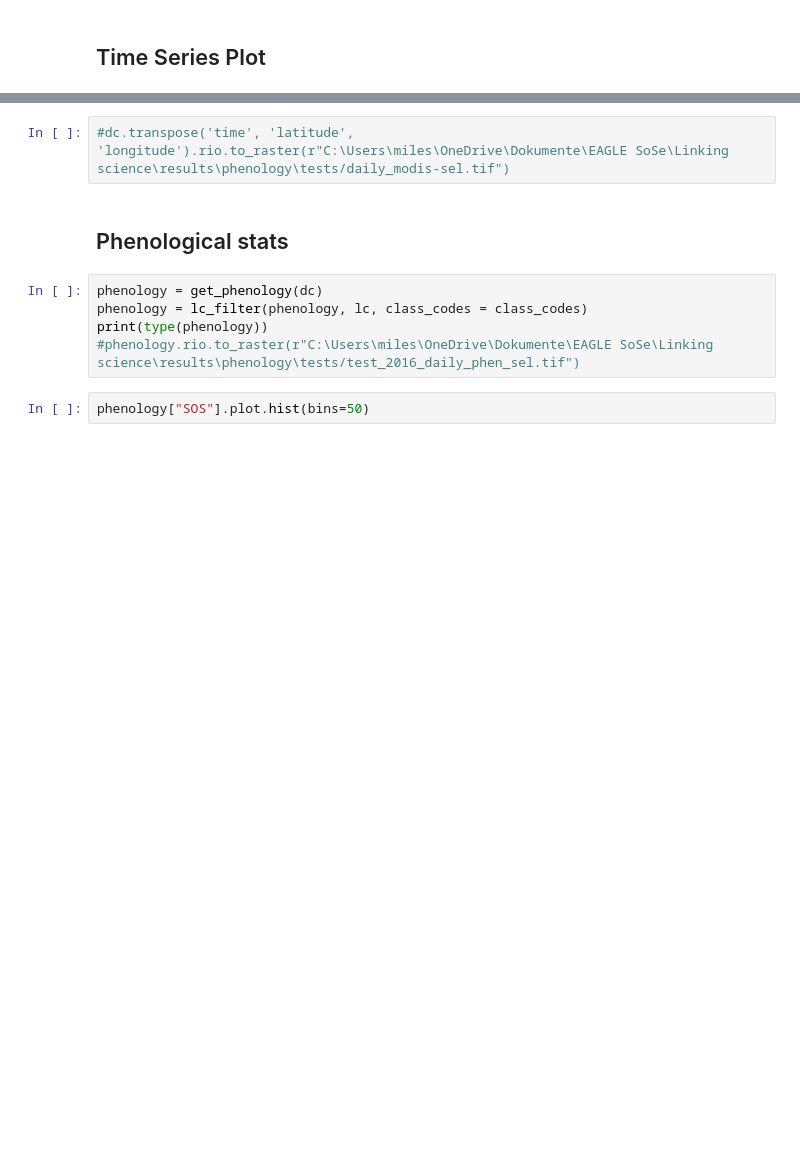
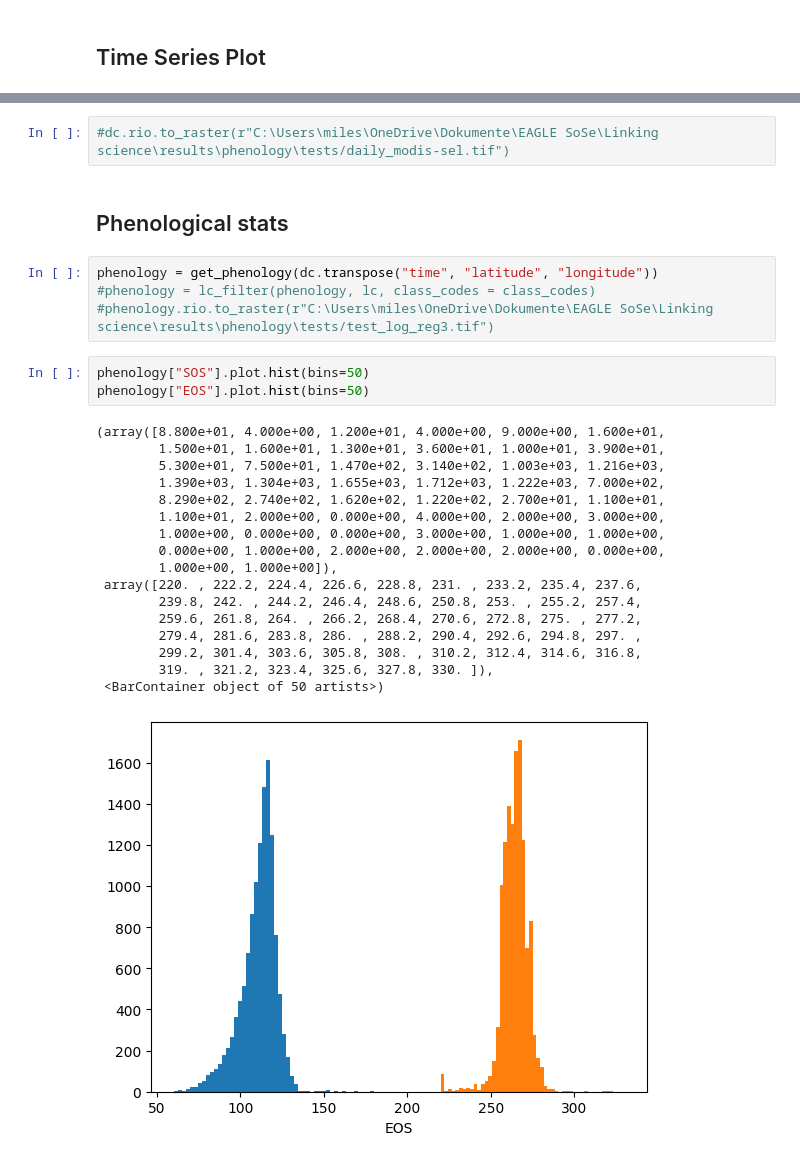
Before and after one commit to milesberberich/RhoenPhenology, a Jupyter notebook: analysis.ipynb, the cells around one changed output, grey strips where cells are left out. Cells and saved outputs as stored; diff of their text form; blank space fills up the shorter version.

```diff
--- a/analysis.ipynb
+++ b/analysis.ipynb
@@ -39,11 +66,29 @@ print(pixel_timeseries)
 # %%
-#dc.transpose('time', 'latitude', 'longitude').rio.to_raster(r"C:\Users\miles\OneDrive\Dokumente\EAGLE SoSe\Linking science\results\phenology\tests/daily_modis-sel.tif")
+#dc.rio.to_raster(r"C:\Users\miles\OneDrive\Dokumente\EAGLE SoSe\Linking science\results\phenology\tests/daily_modis-sel.tif")
 # %% [markdown]
 ## Phenological stats
 # %%
-phenology = get_phenology(dc)
-phenology = lc_filter(phenology, lc, class_codes = class_codes)
-print(type(phenology))
-#phenology.rio.to_raster(r"C:\Users\miles\OneDrive\Dokumente\EAGLE SoSe\Linking science\results\phenology\tests/test_2016_daily_phen_sel.tif")
+phenology = get_phenology(dc.transpose("time", "latitude", "longitude"))
+#phenology = lc_filter(phenology, lc, class_codes = class_codes)
+#phenology.rio.to_raster(r"C:\Users\miles\OneDrive\Dokumente\EAGLE SoSe\Linking science\results\phenology\tests/test_log_reg3.tif")
 # %%
 phenology["SOS"].plot.hist(bins=50)
+phenology["EOS"].plot.hist(bins=50)
+# %% [output]
+(array([8.800e+01, 4.000e+00, 1.200e+01, 4.000e+00, 9.000e+00, 1.600e+01,
+        1.500e+01, 1.600e+01, 1.300e+01, 3.600e+01, 1.000e+01, 3.900e+01,
+        5.300e+01, 7.500e+01, 1.470e+02, 3.140e+02, 1.003e+03, 1.216e+03,
+        1.390e+03, 1.304e+03, 1.655e+03, 1.712e+03, 1.222e+03, 7.000e+02,
+        8.290e+02, 2.740e+02, 1.620e+02, 1.220e+02, 2.700e+01, 1.100e+01,
+        1.100e+01, 2.000e+00, 0.000e+00, 4.000e+00, 2.000e+00, 3.000e+00,
+        1.000e+00, 0.000e+00, 0.000e+00, 3.000e+00, 1.000e+00, 1.000e+00,
+        0.000e+00, 1.000e+00, 2.000e+00, 2.000e+00, 2.000e+00, 0.000e+00,
+        1.000e+00, 1.000e+00]),
+ array([220. , 222.2, 224.4, 226.6, 228.8, 231. , 233.2, 235.4, 237.6,
+        239.8, 242. , 244.2, 246.4, 248.6, 250.8, 253. , 255.2, 257.4,
+        259.6, 261.8, 264. , 266.2, 268.4, 270.6, 272.8, 275. , 277.2,
+        279.4, 281.6, 283.8, 286. , 288.2, 290.4, 292.6, 294.8, 297. ,
+        299.2, 301.4, 303.6, 305.8, 308. , 310.2, 312.4, 314.6, 316.8,
+        319. , 321.2, 323.4, 325.6, 327.8, 330. ]),
+ <BarContainer object of 50 artists>)
+[figure, added]
```
Also changed, not shown: parts of 6 cells of this notebook, 3 other files.
